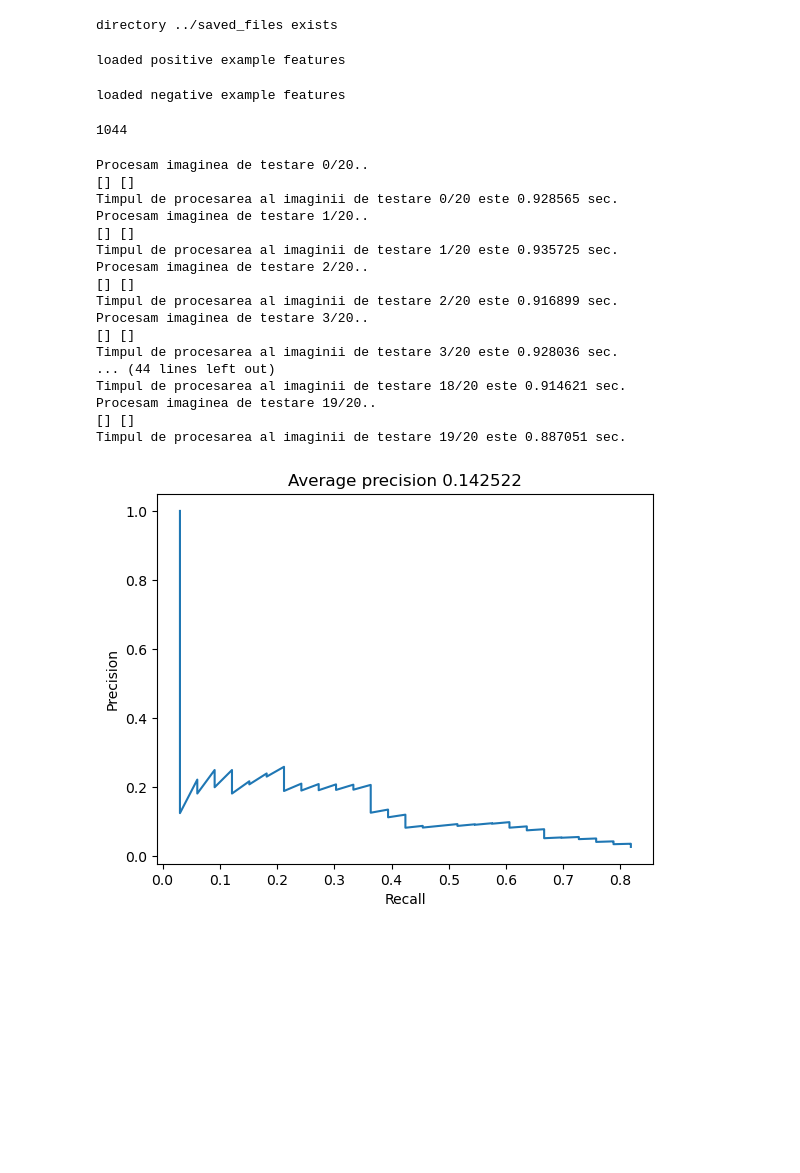
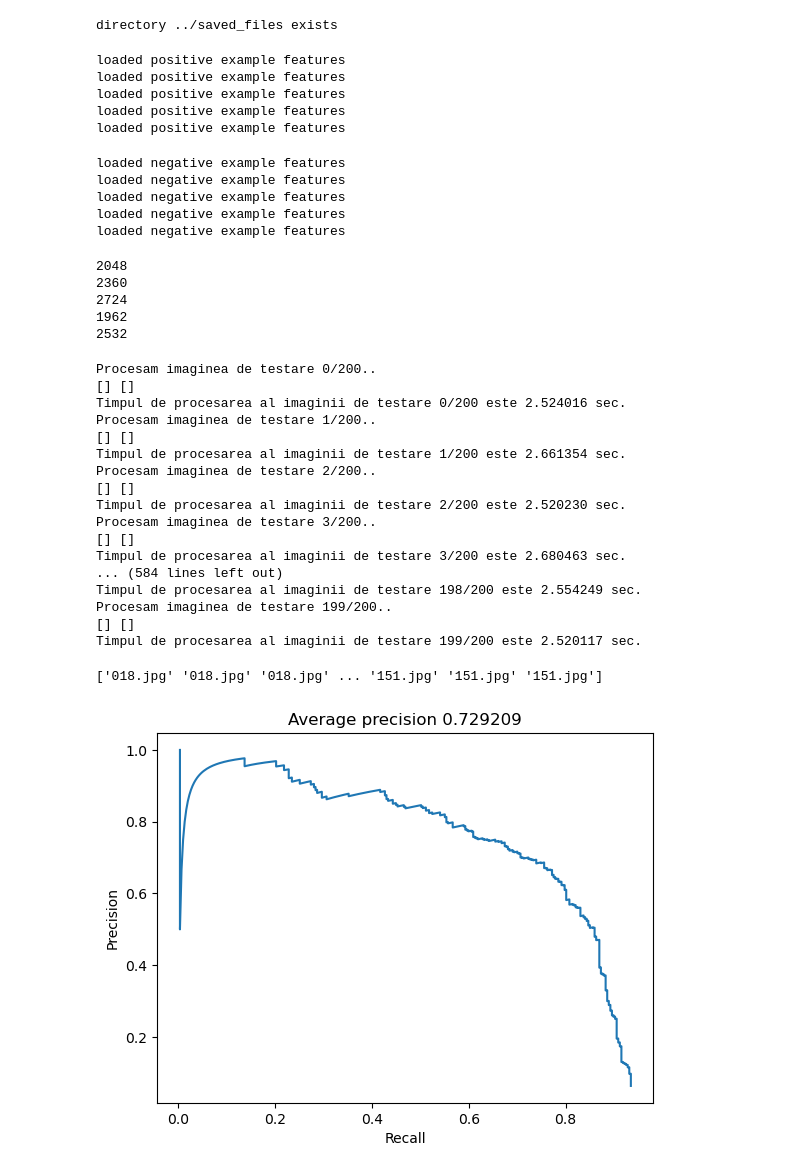
Before and after one commit to mircea-mihail/finding-dexters, a Jupyter notebook: src/main.ipynb, the cells around one changed output. Drawn from its saved outputs; the diff is of its cells as text; code cells hidden in the pictures; blank space fills up the shorter version.

Commit message:
built a 0.73 precision on all faces with: hard mined 10000 from dad and random 10000 bad photos, 5 different shapes and 20 sizes from 0.5 to 1

```diff
--- a/src/main.ipynb
+++ b/src/main.ipynb
@@ -26,7 +26,7 @@ params: Parameters = Parameters(ALL_DESCRIPTORS_WIDTH, ALL_DESCRIPTORS_HEIGHT, A
 params.number_negative_examples = len(os.listdir(NEGATIVE_DIR))  # numarul exemplelor negative
 
 # e foarte mare 4.5
-params.threshold = 2 # toate ferestrele cu scorul > threshold si maxime locale devin detectii
+params.threshold = 0 # toate ferestrele cu scorul > threshold si maxime locale devin detectii
 params.has_annotations = True
 
 params.use_hard_mining = False  # (optional)antrenare cu exemple puternic negative
@@ -59,6 +59,10 @@ for i in range(len(params.descriptors)):
         print('saved positive descriptors in %s' % positive_features_path)
 # %% [output]
 loaded positive example features
+loaded positive example features
+loaded positive example features
+loaded positive example features
+loaded positive example features
 # %%
 # negative examples
 negative_features = []
@@ -77,6 +81,10 @@ for i in range(len(params.descriptors)):
         print('saved descriptors in %s' % negative_features_path)
 # %% [output]
 loaded negative example features
+loaded negative example features
+loaded negative example features
+loaded negative example features
+loaded negative example features
 # %%
 # Pasul 4. Invatam clasificatorul liniar
 for i in range(len(positive_features)):
@@ -85,32 +93,42 @@ for i in range(len(positive_features)):
     train_labels = np.concatenate((np.ones(params.number_positive_examples[i]), np.zeros(negative_features[i].shape[0])))
     all_facial_detector.train_classifier(training_examples, train_labels, i)
 # %% [output]
-1044
+2048
+2360
+2724
+1962
+2532
+# %%
+detections, scores, file_names = all_facial_detector.run()
+# %% [output]
+Procesam imaginea de testare 0/200..
+[] []
+Timpul de procesarea al imaginii de testare 0/200 este 2.524016 sec.
+Procesam imaginea de testare 1/200..
+[] []
+Timpul de procesarea al imaginii de testare 1/200 este 2.661354 sec.
+Procesam imaginea de testare 2/200..
+[] []
+Timpul de procesarea al imaginii de testare 2/200 este 2.520230 sec.
+Procesam imaginea de testare 3/200..
+[] []
+Timpul de procesarea al imaginii de testare 3/200 este 2.680463 sec.
+... (584 lines left out)
+Timpul de procesarea al imaginii de testare 198/200 este 2.554249 sec.
+Procesam imaginea de testare 199/200..
+[] []
+Timpul de procesarea al imaginii de testare 199/200 este 2.520117 sec.
 # %%
-detections, scores, file_names = all_facial_detector.run()
+
+if params.has_annotations:
+    all_facial_detector.hard_mine_detections(detections, scores, file_names)
 
 # pt vizualizare
 if params.has_annotations:
     all_facial_detector.eval_detections(detections, scores, file_names)
     show_detections_with_ground_truth(detections, scores, file_names, params)
 else:
     show_detections_without_ground_truth(detections, scores, file_names, params)
 # %% [output]
-Procesam imaginea de testare 0/20..
-[] []
-Timpul de procesarea al imaginii de testare 0/20 este 0.928565 sec.
-Procesam imaginea de testare 1/20..
-[] []
-Timpul de procesarea al imaginii de testare 1/20 este 0.935725 sec.
-Procesam imaginea de testare 2/20..
-[] []
-Timpul de procesarea al imaginii de testare 2/20 este 0.916899 sec.
-Procesam imaginea de testare 3/20..
-[] []
-Timpul de procesarea al imaginii de testare 3/20 este 0.928036 sec.
-... (44 lines left out)
-Timpul de procesarea al imaginii de testare 18/20 este 0.914621 sec.
-Procesam imaginea de testare 19/20..
-[] []
-Timpul de procesarea al imaginii de testare 19/20 este 0.887051 sec.
+['018.jpg' '018.jpg' '018.jpg' ... '151.jpg' '151.jpg' '151.jpg']
-[figure, old version]
+[figure, new version]
```
Also changed, not shown: 4 other files.
